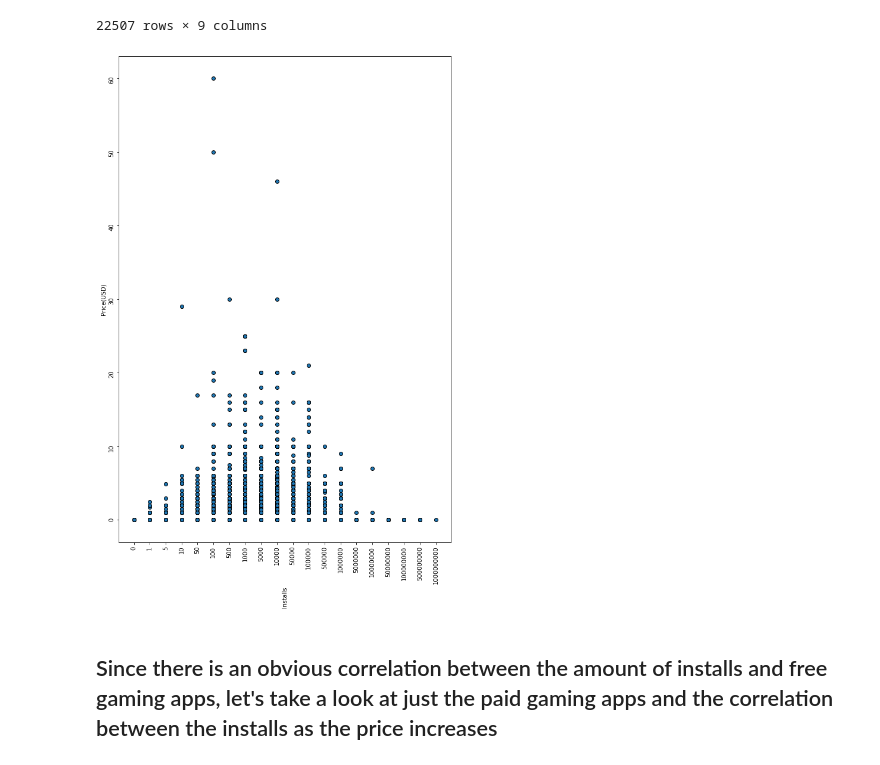
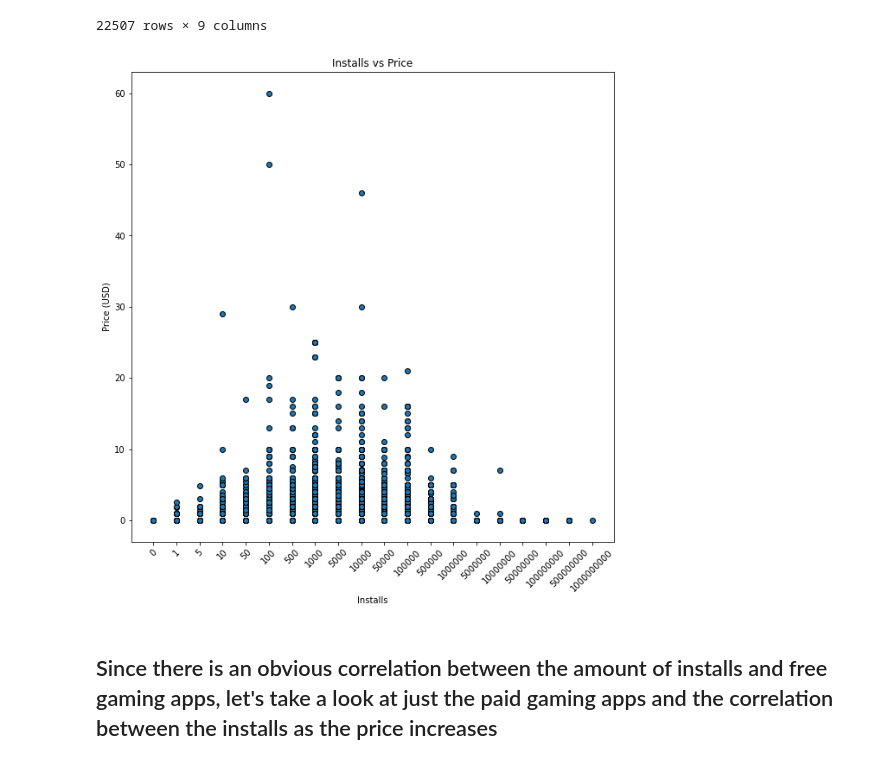
Before and after one commit to britchin/project_one, a Jupyter notebook: project_one.ipynb, the cells around one changed output. Saved outputs shown, nothing was run; the diff lists cells and outputs as text; code cells hidden in the pictures.

```diff
--- a/project_one.ipynb
+++ b/project_one.ipynb
@@ -326,21 +326,20 @@ game_df
 # %%
 game_df['Installs'] = game_df['Installs'].astype(str)
 # %%
-plt.figure(figsize = (10,15))
+plt.figure(figsize = (10,10))
 plt.scatter(game_df['Installs'], game_df['Price'], edgecolor = 'k')
-plt.xlabel("Installs", rotation=90)
+plt.xlabel("Installs")
 plt.ylabel("Price (USD)")
-#plt.title("Installs vs Price", rotation=90)
-plt.xticks(rotation=90)
-plt.yticks(rotation=90)
-h = plt.ylabel('Price(USD)')
+plt.title("Installs vs Price")
+plt.xticks(rotation=45)
+
 
 # Save the figure
-plt.savefig("Resources/Price vs Installs_Scatter_hor.png")
+plt.savefig("Resources/Price vs Installs_Scatter.png")
 
 plt.show()
 # %% [output]
-[figure, old version]
+[figure, new version]
 # %%
 game_df['Installs'] = game_df['Installs'].astype(int)
 # %%
```
Also changed, not shown: 1 other file.
